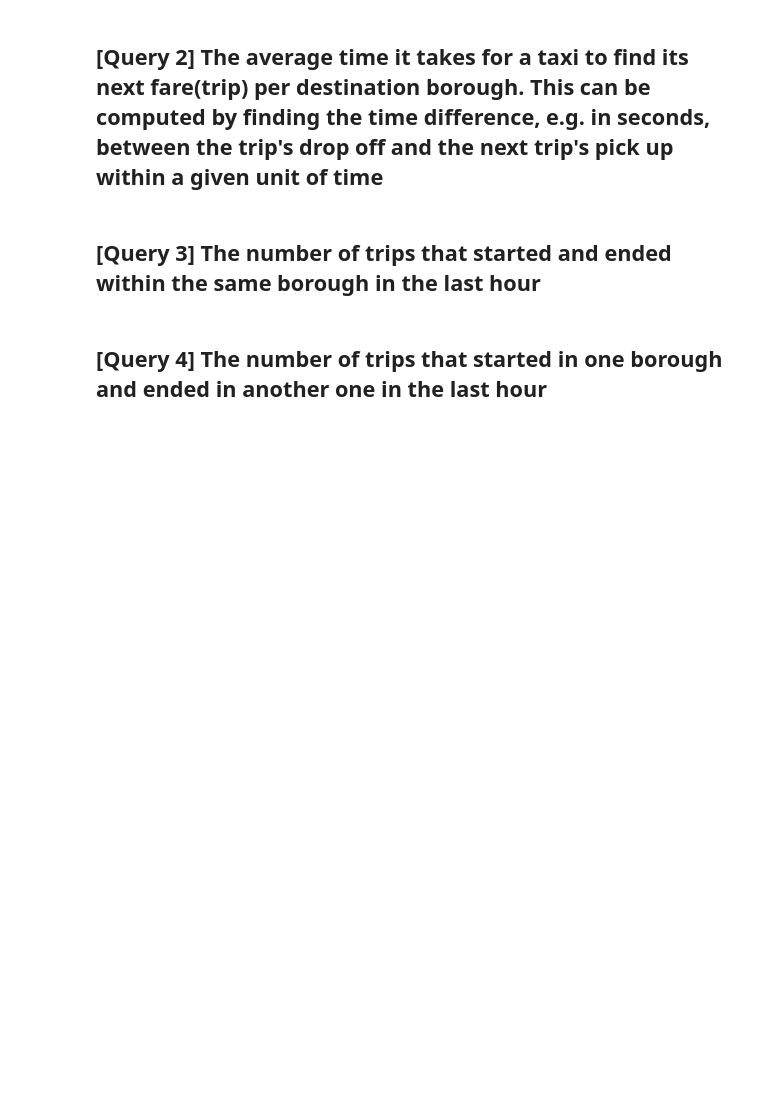
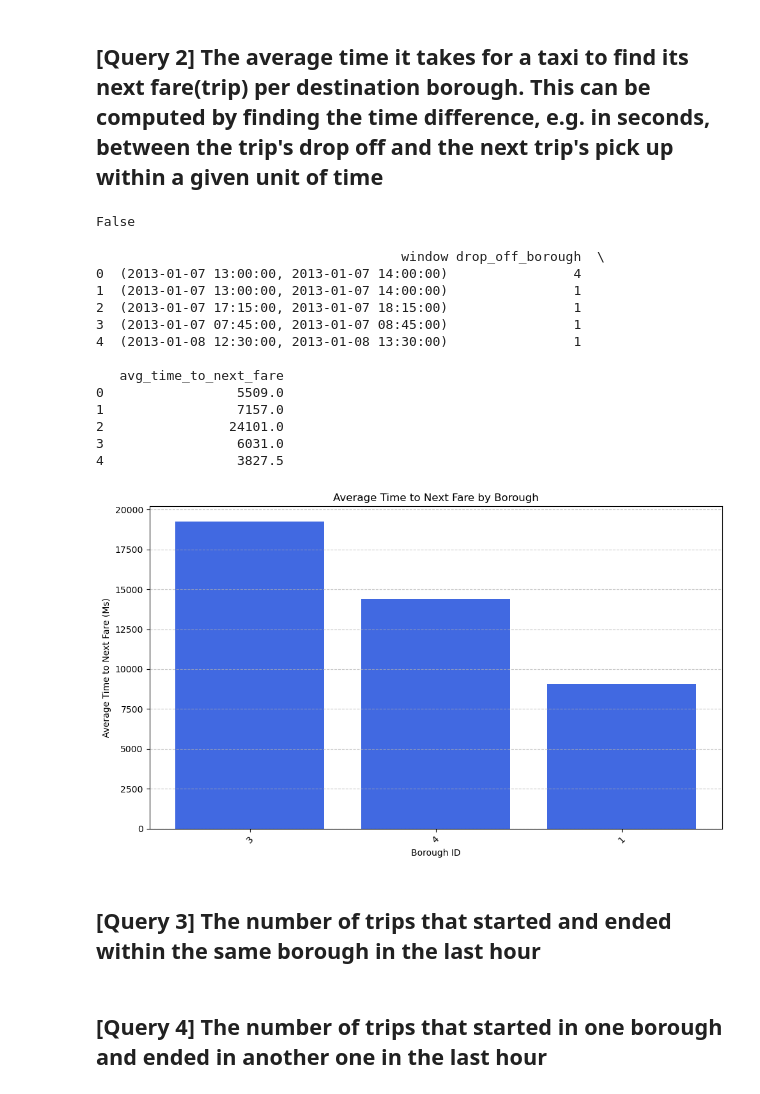
Before and after one commit to thomasabrina/Big-Data-Management-Projects, a Jupyter notebook: Analyzing New York City Taxi Data with Spark Structured Streaming/mnt/Project.ipynb, the cells around one changed output. Drawn from its saved outputs; the diff is of its cells as text; code cells hidden in the pictures; blank space fills up the shorter version.

```diff
--- a/Analyzing New York City Taxi Data with Spark Structured Streaming/mnt/Project.ipynb
+++ b/Analyzing New York City Taxi Data with Spark Structured Streaming/mnt/Project.ipynb
@@ -153,3 +147,20 @@ AnalysisException: [PATH_NOT_FOUND] Path does not exist: output/duration_5_min.
 # %% [markdown]
 ## [Query 2] The average time it takes for a taxi to find its next fare(trip) per destination borough. This can be computed by finding the time difference, e.g. in seconds, between the trip's drop off and the next trip's pick up within a given unit of time
+# %%
+brokers = os.getenv('KAFKA_ADVERTISED_LISTENERS')
+protocol = os.getenv('KAFKA_LISTENER_SECURITY_PROTOCOL_MAP')
+
+lines_2 = (spark.readStream
+    .format("kafka")
+    .option("kafka.bootstrap.servers", brokers)
+    .option("kafka.security.protocol", protocol)
+    .option("subscribe", "stock")
+    .option("startingOffsets", "earliest")
+    .option("maxOffsetsPerTrigger", 100)
+    .load()
+)
+df_2 = lines_2.select(F.from_json(lines_2.value.cast("string"), schema).alias("data")).select("data.*")
+df_2.writeStream.format("console").start().awaitTermination(5)
+# %% [output]
+False
 # %%
@@ -157,2 +219,48 @@ AnalysisException: [PATH_NOT_FOUND] Path does not exist: output/duration_5_min.
+# %%
+import pandas as pd
+import matplotlib.pyplot as plt
+import numpy as np
+
+
+def read_delta_table(path):
+    return spark.read.format("delta").load(path).toPandas()
+
+pd_fares = read_delta_table(f"{output_path}/next_fare")
+print(pd_fares.head())
+
+pd_fares['window_start'] = pd_fares['window'].apply(lambda x: pd.to_datetime(x[0]))
+pd_fares['window_end'] = pd_fares['window'].apply(lambda x: pd.to_datetime(x[1]))
+pd_fares.dropna(subset=['avg_time_to_next_fare'], inplace=True)
+
+# Calculate the overall average time to the next fare per borough
+borough_averages = pd_fares.groupby('drop_off_borough').agg({'avg_time_to_next_fare': 'mean'}).reset_index()
+borough_averages.sort_values(by='avg_time_to_next_fare', ascending=False, inplace=True)
+
+plt.figure(figsize=(10, 6))
+plt.bar(borough_averages['drop_off_borough'].astype(str), borough_averages['avg_time_to_next_fare'], color='royalblue')
+
+plt.xlabel('Borough ID')
+plt.ylabel('Average Time to Next Fare (Ms)')
+plt.title('Average Time to Next Fare by Borough')
+plt.xticks(rotation=45)  # Rotate the labels for better readability
+plt.grid(axis='y', linestyle='--', alpha=0.7)  # Add horizontal grid lines for better alignment
+
+plt.tight_layout()
+plt.show()
+# %% [output]
+                                       window drop_off_borough  \
+0  (2013-01-07 13:00:00, 2013-01-07 14:00:00)                4
+1  (2013-01-07 13:00:00, 2013-01-07 14:00:00)                1
+2  (2013-01-07 17:15:00, 2013-01-07 18:15:00)                1
+3  (2013-01-07 07:45:00, 2013-01-07 08:45:00)                1
+4  (2013-01-08 12:30:00, 2013-01-08 13:30:00)                1
+
+   avg_time_to_next_fare
+0                 5509.0
+1                 7157.0
+2                24101.0
+3                 6031.0
+4                 3827.5
+[figure, added]
 # %% [markdown]
 ## [Query 3] The number of trips that started and ended within the same borough in the last hour
```
Also changed, not shown: parts of 8 cells of this notebook, 1 other file.
